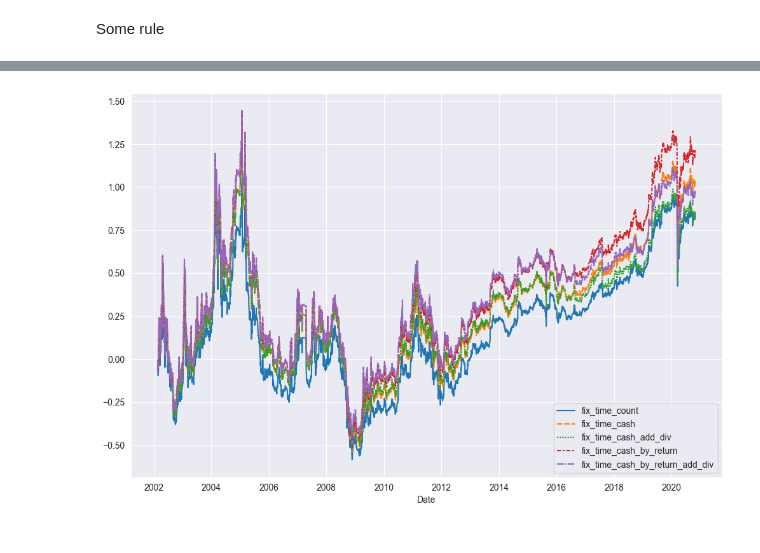
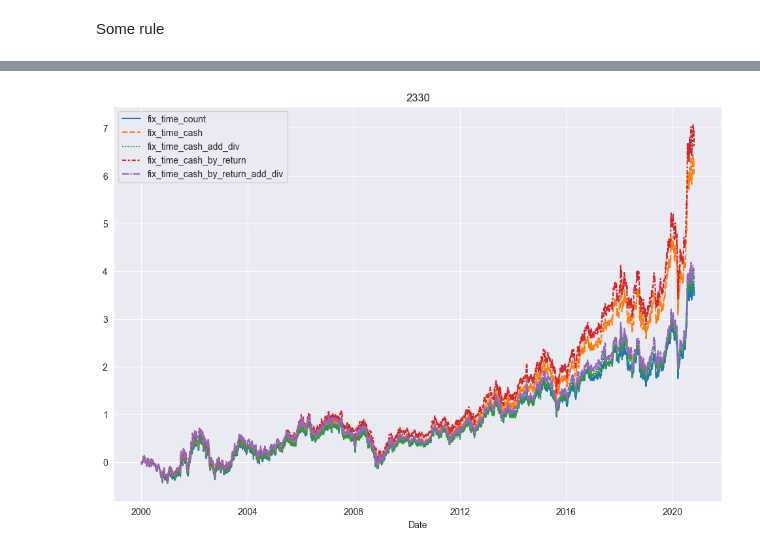
Before and after one commit to PeterChenTW/save_stock_analyze, a Jupyter notebook: main.ipynb, the cells around one changed output, grey strips where cells are left out. Saved outputs shown, nothing was run; the diff lists cells and outputs as text; code cells hidden in the pictures.

```diff
--- a/main.ipynb
+++ b/main.ipynb
@@ -205,7 +205,7 @@ def fix_time_cash_by_return_add_div(target, start_time, end_time, more_para=5):
         data.loc[day, 'return_rate'] = return_rate
     return data
 # %%
-target = '2812'
+target = '2330'
 start, end = '2000-01-01', '2020-10-25'
 tmp_df = pd.DataFrame()
 
@@ -244,7 +244,7 @@ tmp_df
 # %%
 plt.rcParams['figure.figsize'] = [12, 8]
 plt.rcParams['figure.dpi'] = 100
-sns.lineplot(data=tmp_df[tmp_df.sum(axis=1) != 0])
+sns.lineplot(data=tmp_df[tmp_df.sum(axis=1) != 0]).set_title(target)
 plt.show()
 # %% [output]
-[figure, old version]
+[figure, new version]
```
Also changed, not shown: parts of 1 cell of this notebook, 1 other file.
